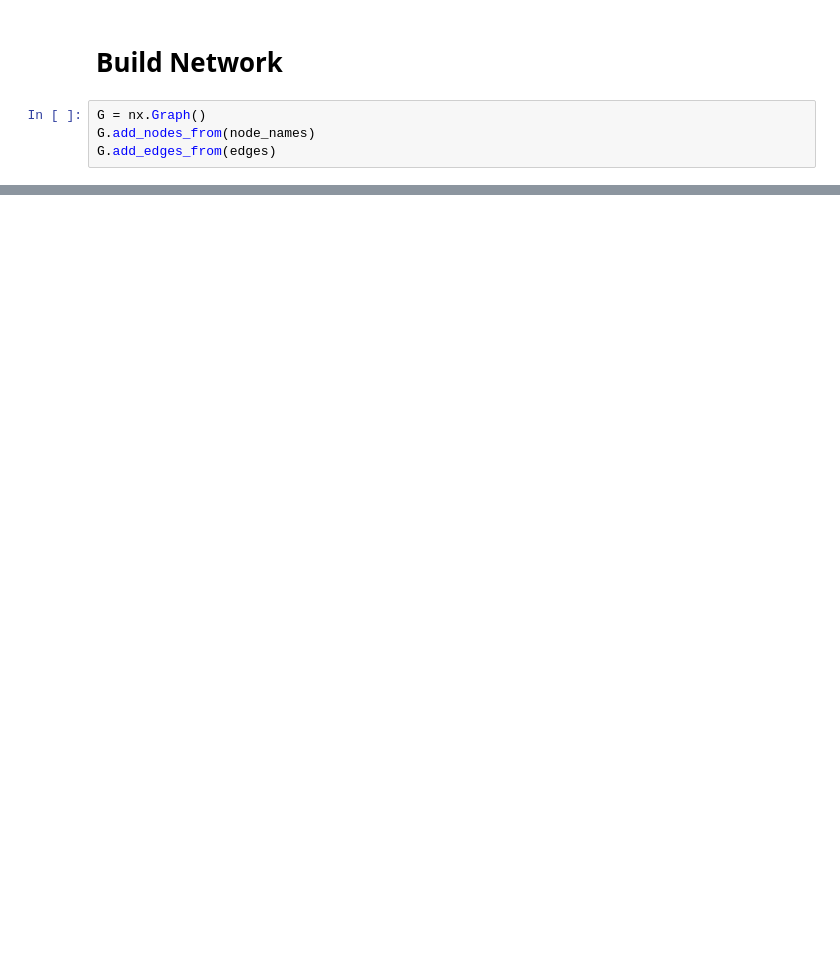
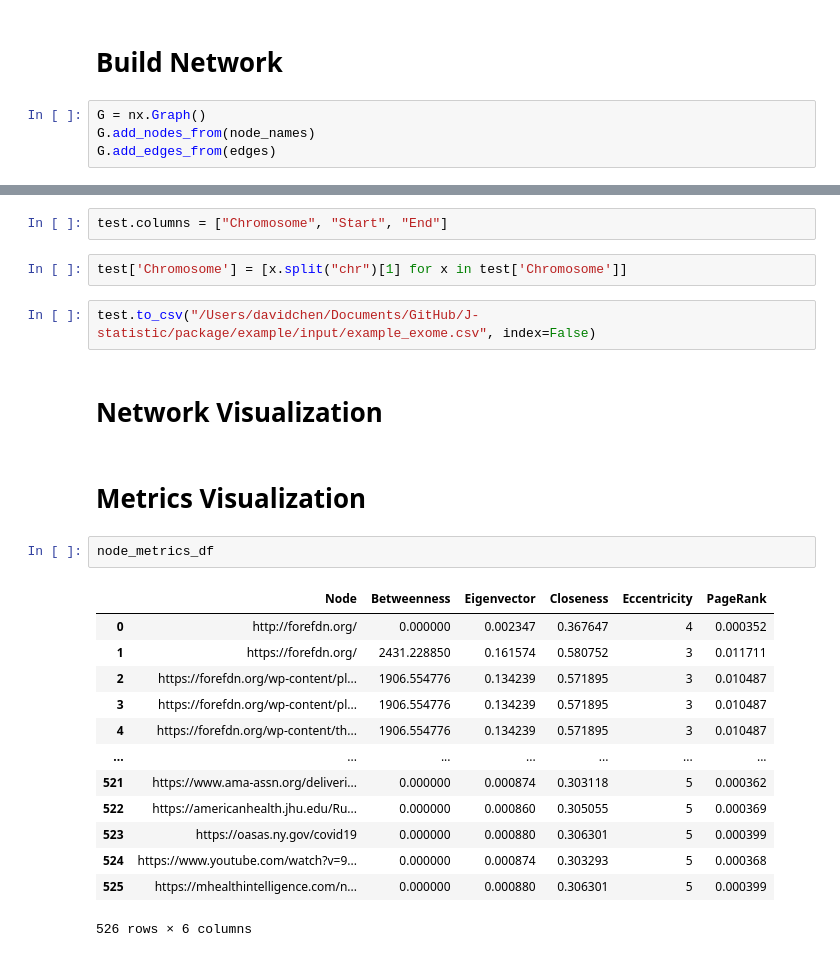
Before and after one commit to davidchen0420/amc_topology, a Jupyter notebook: POC/AMC_Topology_Metrics.ipynb, the cells around one changed output, grey strips where cells are left out. Saved outputs shown, nothing was run; the diff lists cells and outputs as text; blank space fills up the shorter version.

```diff
--- a/POC/AMC_Topology_Metrics.ipynb
+++ b/POC/AMC_Topology_Metrics.ipynb
@@ -148,0 +256,26 @@ network_metrics(manifest).to_excel("network_metrics.xlsx")
+# %%
+test.columns = ["Chromosome", "Start", "End"]
+# %%
+test['Chromosome'] = [x.split("chr")[1] for x in test['Chromosome']]
+# %%
+test.to_csv("/Users/davidchen/Documents/GitHub/J-statistic/package/example/input/example_exome.csv", index=False)
+# %% [markdown]
+# Network Visualization
+# %% [markdown]
+# Metrics Visualization
+# %%
+node_metrics_df
+# %% [output]
+|  | Node | Betweenness | Eigenvector | Closeness | Eccentricity | PageRank |
+| 0 | http://forefdn.org/ | 0.000000 | 0.002347 | 0.367647 | 4 | 0.000352 |
+| 1 | https://forefdn.org/ | 2431.228850 | 0.161574 | 0.580752 | 3 | 0.011711 |
+| 2 | https://forefdn.org/wp-content/pl... | 1906.554776 | 0.134239 | 0.571895 | 3 | 0.010487 |
+| 3 | https://forefdn.org/wp-content/pl... | 1906.554776 | 0.134239 | 0.571895 | 3 | 0.010487 |
+| 4 | https://forefdn.org/wp-content/th... | 1906.554776 | 0.134239 | 0.571895 | 3 | 0.010487 |
+| ... | ... | ... | ... | ... | ... | ... |
+| 521 | https://www.ama-assn.org/deliveri... | 0.000000 | 0.000874 | 0.303118 | 5 | 0.000362 |
+| 522 | https://americanhealth.jhu.edu/Ru... | 0.000000 | 0.000860 | 0.305055 | 5 | 0.000369 |
+| 523 | https://oasas.ny.gov/covid19 | 0.000000 | 0.000880 | 0.306301 | 5 | 0.000399 |
+| 524 | https://www.youtube.com/watch?v=9... | 0.000000 | 0.000874 | 0.303293 | 5 | 0.000368 |
+| 525 | https://mhealthintelligence.com/n... | 0.000000 | 0.000880 | 0.306301 | 5 | 0.000399 |
+526 rows × 6 columns
```
Also changed, not shown: parts of 45 cells of this notebook, 13 other files.
